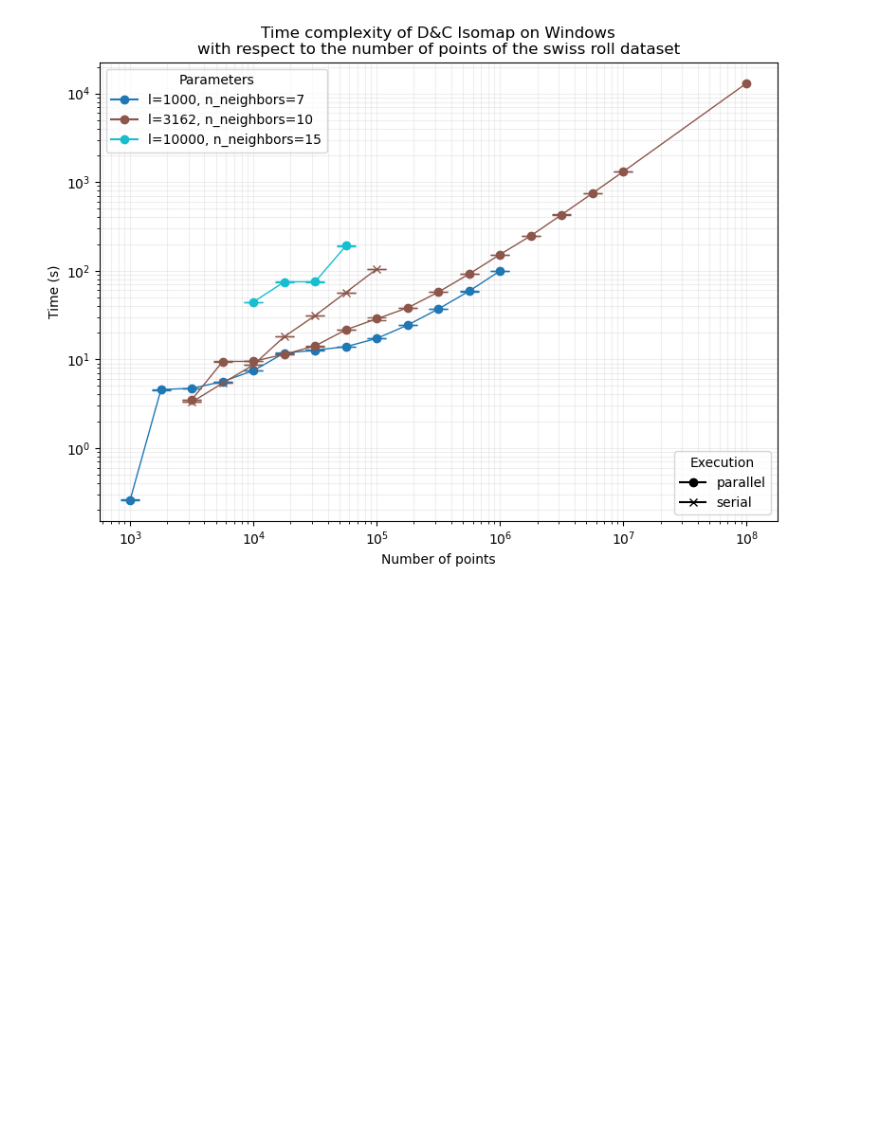
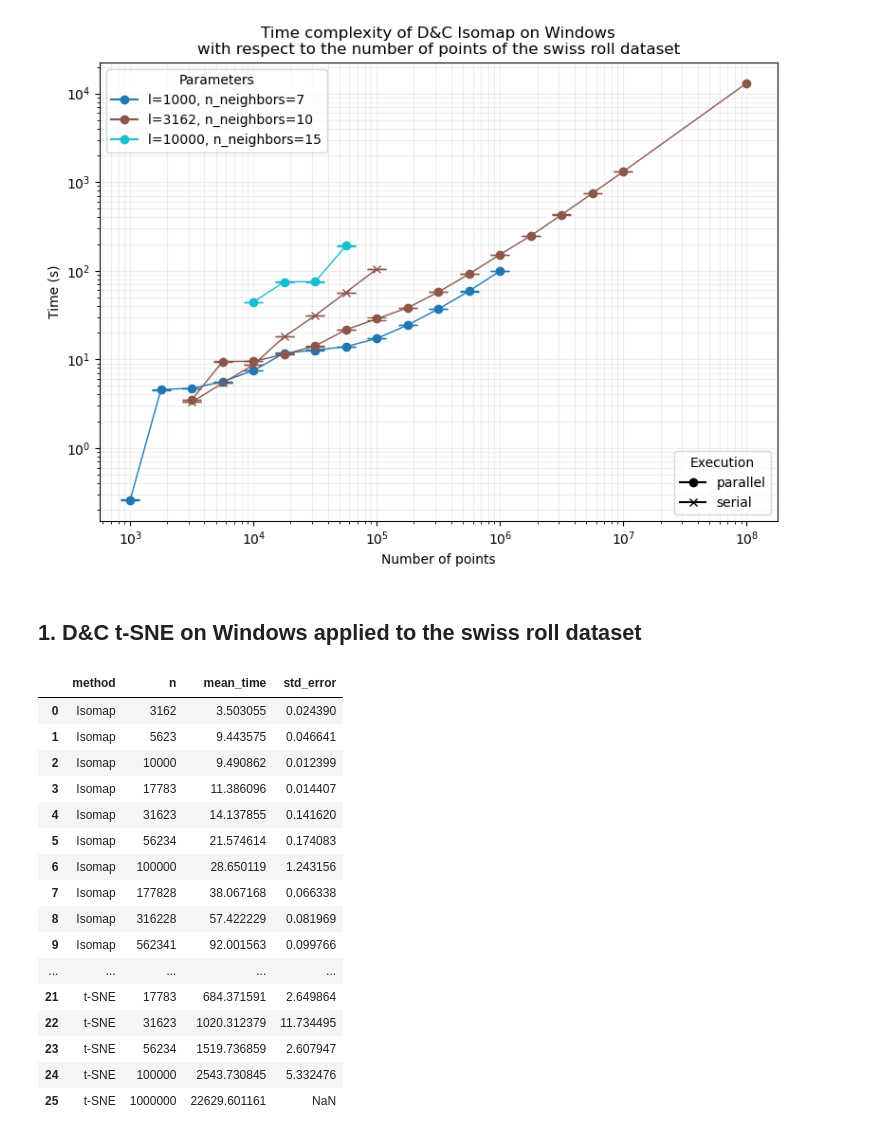
Before and after one commit to airdac/TFM_Adria, a Jupyter notebook: code/d_and_c/benchmark/plot_benchmark.ipynb, the cells around one changed output. Cells and saved outputs as stored; diff of their text form; code cells hidden in the pictures; blank space fills up the shorter version.

```diff
--- a/code/d_and_c/benchmark/plot_benchmark.ipynb
+++ b/code/d_and_c/benchmark/plot_benchmark.ipynb
@@ -143,3 +148,46 @@ plt.tight_layout()
 plt.show()
 # %% [output]
 [figure]
+# %% [markdown]
+## 1. D&C t-SNE on Windows applied to the swiss roll dataset
+# %%
+# Filter rows
+filtered_df = results_df[(results_df['system'] == 'Windows') &
+                         (results_df['dataset'] == 'swiss_roll') &
+                         (results_df['parallel'] == 1) &
+                         (results_df['n'] >= results_df['l']) &
+                         (
+                             ((results_df['method'] == 'Isomap') &
+                              (results_df['l'] == 3162) &
+                              (results_df['method_arguments'] == 'n_neighbors=10'))
+                              |
+                              ((results_df['method'] == 't-SNE') &
+                               (results_df['l'] == 1000) &
+                               (results_df['method_arguments'] == 'perplexity=30|n_iter=250'))
+                               )]
+
+# Group by mehtod, n, l, and n_neighbors and calculate mean and standard error
+grouped_results = filtered_df.groupby(['method', 'n']).agg(
+    mean_time=('time_ns', 'mean'),
+    std_error=('time_ns', lambda x: np.std(x, ddof=1) / np.sqrt(len(x)))
+).reset_index()
+
+grouped_results.sort_values(['method', 'n'])
+# %% [output]
+|  | method | n | mean_time | std_error |
+| 0 | Isomap | 3162 | 3.503055 | 0.024390 |
+| 1 | Isomap | 5623 | 9.443575 | 0.046641 |
+| 2 | Isomap | 10000 | 9.490862 | 0.012399 |
+| 3 | Isomap | 17783 | 11.386096 | 0.014407 |
+| 4 | Isomap | 31623 | 14.137855 | 0.141620 |
+| 5 | Isomap | 56234 | 21.574614 | 0.174083 |
+| 6 | Isomap | 100000 | 28.650119 | 1.243156 |
+| 7 | Isomap | 177828 | 38.067168 | 0.066338 |
+| 8 | Isomap | 316228 | 57.422229 | 0.081969 |
+| 9 | Isomap | 562341 | 92.001563 | 0.099766 |
+| ... | ... | ... | ... | ... |
+| 21 | t-SNE | 17783 | 684.371591 | 2.649864 |
+| 22 | t-SNE | 31623 | 1020.312379 | 11.734495 |
+| 23 | t-SNE | 56234 | 1519.736859 | 2.607947 |
+| 24 | t-SNE | 100000 | 2543.730845 | 5.332476 |
+| 25 | t-SNE | 1000000 | 22629.601161 | NaN |
```
Also changed, not shown: parts of 2 cells of this notebook, 6 other files.
